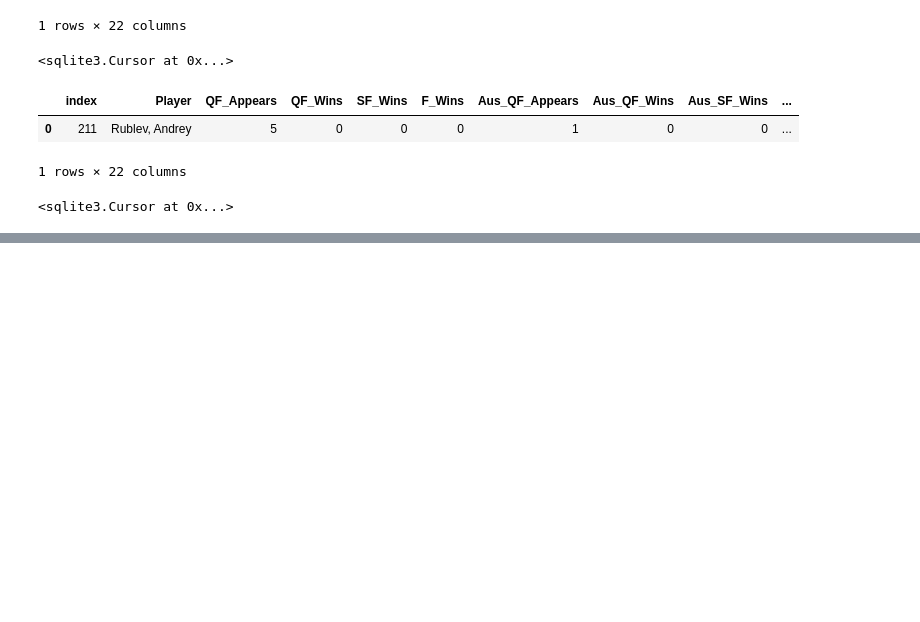
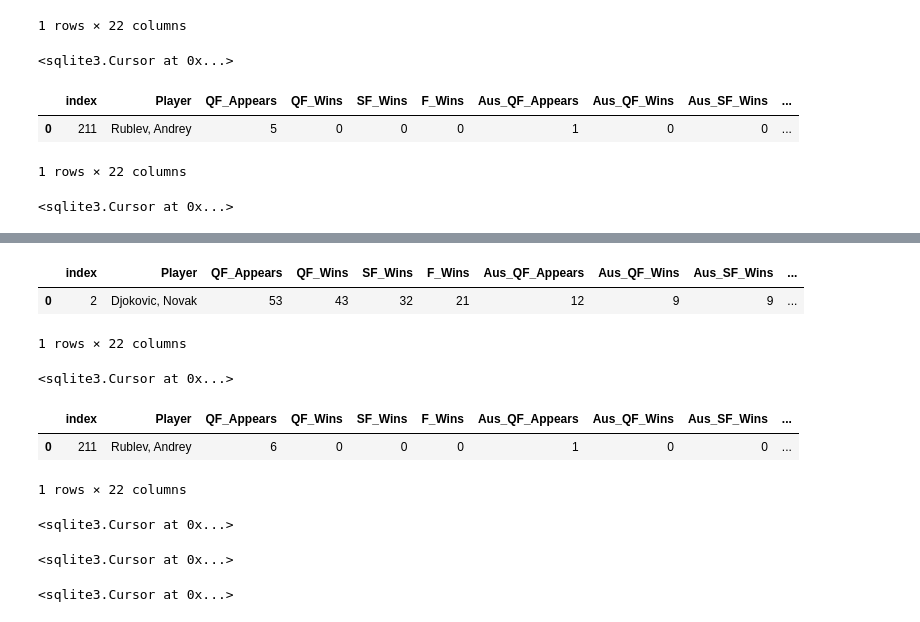
Before and after one commit to gadamico/Sports-Data, a Jupyter notebook: mens_singles_tennis/notebooks/scratch-tennis-db-creation-updating.ipynb, the cells around one changed output, grey strips where cells are left out. Saved outputs shown, nothing was run; the diff lists cells and outputs as text; code cells hidden in the pictures; blank space fills up the shorter version.

```diff
--- a/mens_singles_tennis/notebooks/scratch-tennis-db-creation-updating.ipynb
+++ b/mens_singles_tennis/notebooks/scratch-tennis-db-creation-updating.ipynb
@@ -739,0 +842,74 @@ con.close()
+# %%
+pd.read_sql(
+    """
+    SELECT *
+    FROM mens_tennis
+    WHERE Player = 'Djokovic, Novak'
+    """
+, con)
+# %% [output]
+|  | index | Player | QF_Appears | QF_Wins | SF_Wins | F_Wins | Aus_QF_Appears | Aus_QF_Wins | Aus_SF_Wins | ... |
+| 0 | 2 | Djokovic, Novak | 53 | 43 | 32 | 21 | 12 | 9 | 9 | ... |
+1 rows × 22 columns
+# %%
+con.execute(
+    """
+    UPDATE mens_tennis
+    SET QF_Appears = 54,
+    QF_Wins = 44,
+    SF_Wins = 33,
+    F_Wins = 22,
+    Aus_QF_Appears = 13,
+    Aus_QF_Wins = 10,
+    Aus_SF_Wins = 10,
+    Aus_F_Wins = 10
+
+    WHERE Player = 'Djokovic, Novak'
+    """
+)
+# %% [output]
+<sqlite3.Cursor at 0x...>
+# %%
+pd.read_sql(
+    """
+    SELECT *
+    FROM mens_tennis
+    WHERE Player = 'Rublev, Andrey'
+    """
+, con)
+# %% [output]
+|  | index | Player | QF_Appears | QF_Wins | SF_Wins | F_Wins | Aus_QF_Appears | Aus_QF_Wins | Aus_SF_Wins | ... |
+| 0 | 211 | Rublev, Andrey | 6 | 0 | 0 | 0 | 1 | 0 | 0 | ... |
+1 rows × 22 columns
+# %%
+con.execute(
+    """
+    UPDATE mens_tennis
+    SET QF_Appears = 7,
+    Aus_QF_Appears = 2
+
+    WHERE Player = 'Rublev, Andrey'
+    """
+)
+# %% [output]
+<sqlite3.Cursor at 0x...>
+# %%
+con.execute(
+    """
+    INSERT INTO mens_tennis
+    VALUES (374, 'Paul, Tommy', 1, 1, 0, 0, 1, 1, 0, 0, 0, 0,
+    0, 0, 0, 0, 0, 0, 0, 0, 0, 0)
+    """
+)
+# %% [output]
+<sqlite3.Cursor at 0x...>
+# %%
+con.execute(
+    """
+    INSERT INTO mens_tennis
+    VALUES (375, 'Shelton, Ben', 1, 0, 0, 0, 1, 0, 0, 0, 0, 0,
+    0, 0, 0, 0, 0, 0, 0, 0, 0, 0)
+    """
+)
+# %% [output]
+<sqlite3.Cursor at 0x...>
```
Also changed, not shown: parts of 12 cells of this notebook, 1 other file.
